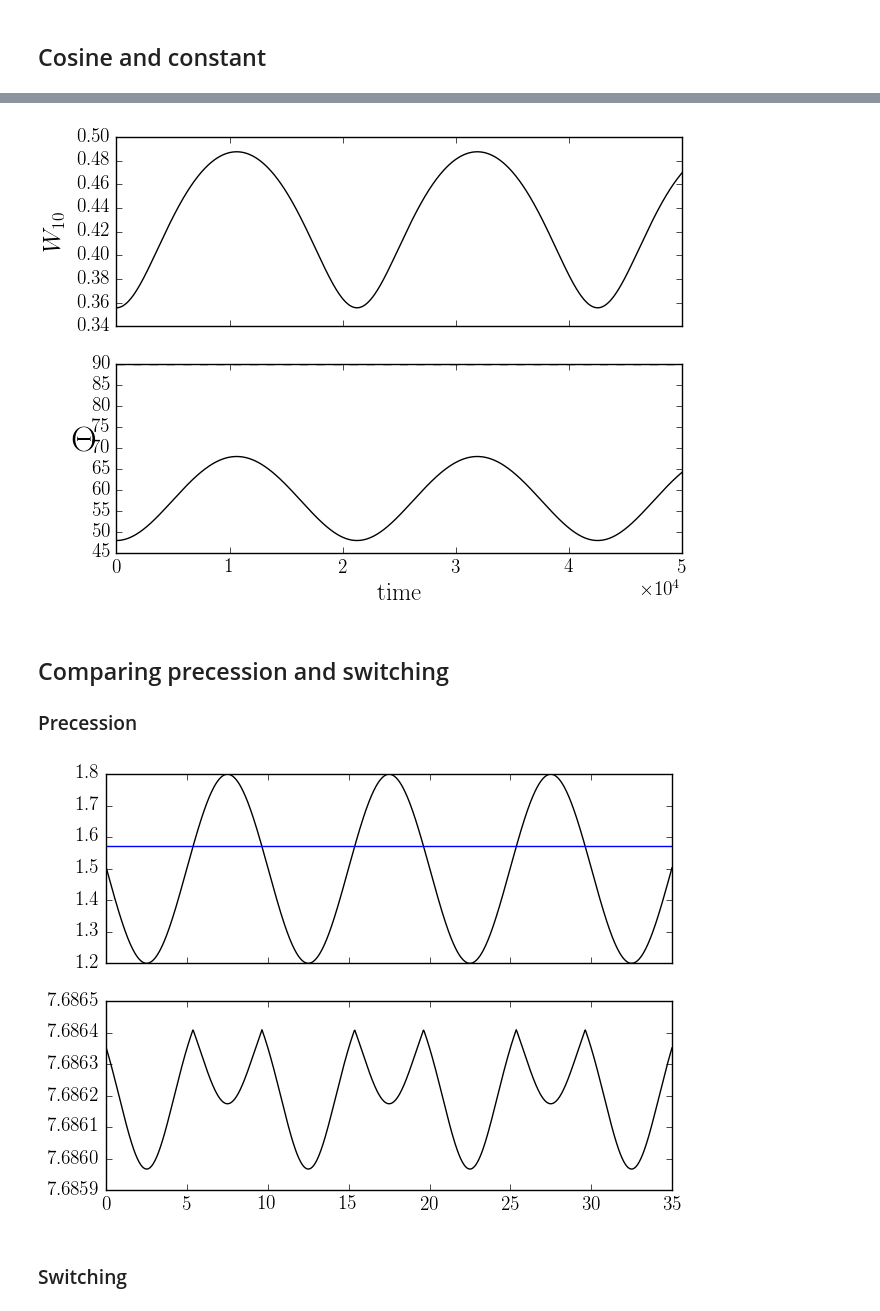
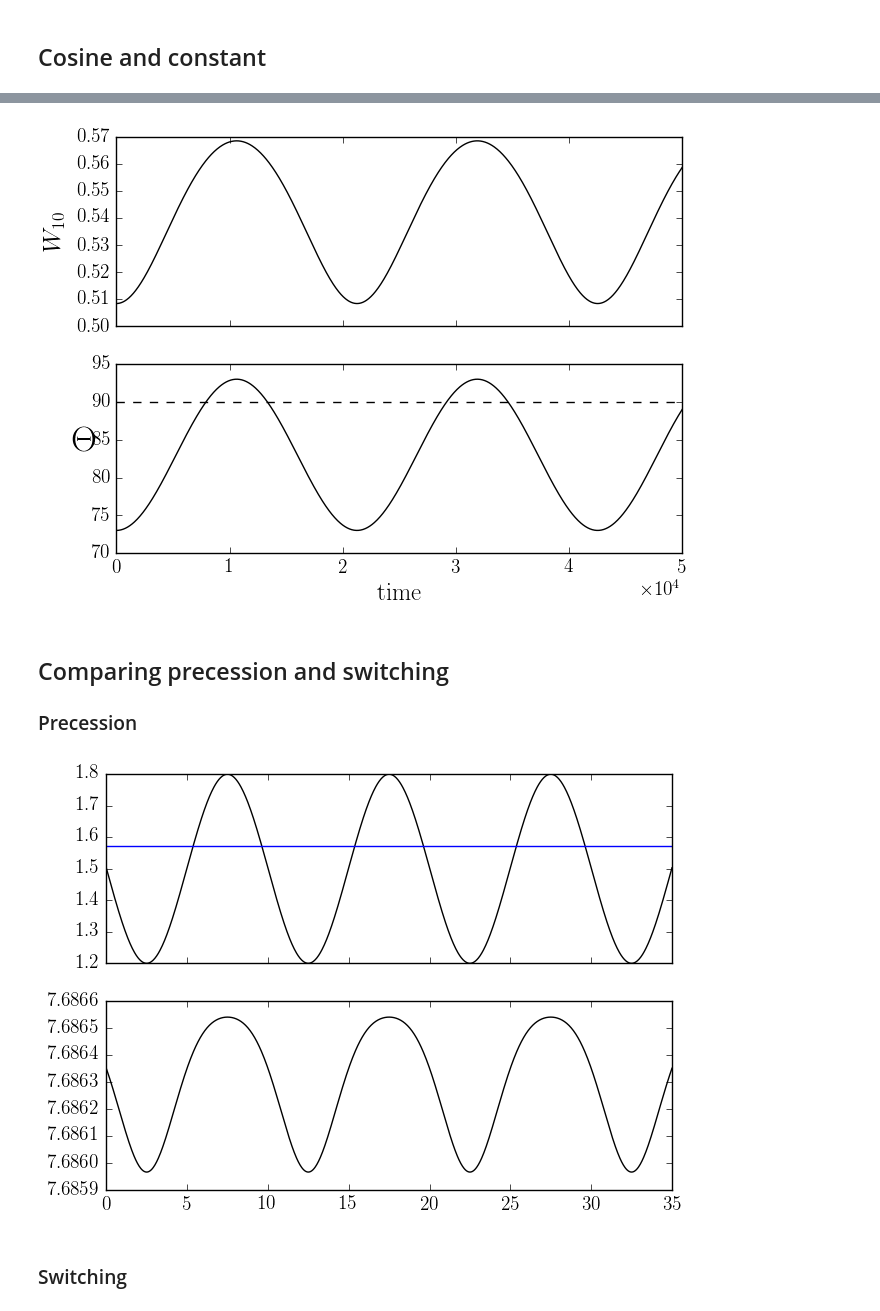
Before and after one commit to GregoryAshton/neutron_star_modelling, a Jupyter notebook: BeamwidthCalculation/GeneratePlots.ipynb, the cells around one changed output, grey strips where cells are left out. Saved outputs shown, nothing was run; the diff lists cells and outputs as text; code cells hidden in the pictures.

```diff
--- a/BeamwidthCalculation/GeneratePlots.ipynb
+++ b/BeamwidthCalculation/GeneratePlots.ipynb
@@ -88,37 +88,36 @@ plt.show()
 # %%
 epsI1=0.0
 epsI3=3.0e-4
 epsA=0.0
 omega0=1.
 T=5e4
-chi0 = 58.0
+chi0 = 83.0
 a0=10
 AnomTorque=True
 upsilon=0.0
 n=100000
 cleanup=False,
 ThetaO=10
 sigmaB = 0.3
 eta=0.01
 
 ThetaO = np.radians(ThetaO)
 
 file_name = main(chi0=chi0, epsI3=epsI3, epsA=epsA, omega0=omega0, T=T,
                      n=1000, error=1e-16, a0=a0, cleanup=True, upsilon=upsilon)
 
 fig, (ax1, ax2) = plt.subplots(nrows=2, sharex=True)
 
-ax1 = Plot.PulseWidth(file_name, ThetaO, sigmaB , p=10,
-                      eta=eta, ls="-", ax=ax1)
+ax1 = Plot.PulseWidth(file_name, ThetaO, sigmaB , p=10, ls="-", ax=ax1)
 ax1.set_xlabel("")
 ax2 = Plot.big_theta(file_name, ax=ax2)
 ax2.axhline(90, ls="--", color="k")
 
 
-plt.savefig("img/Pulse_width_modulation.pdf")
+plt.savefig("img/Pulse_width_modulation_chi90.pdf")
 plt.show()
 # %% [output]
-[figure, old version]
+[figure, new version]
 # %% [markdown]
 ## Comparing precession and switching
 
@@ -132,7 +131,7 @@ ThetaO = 0.8
 sigmaB = 1e-3
 
 time = np.linspace(0, 35, 1000)
-psi = 2*pi * time/tauP
+psi = 2*np.pi * time/tauP
 Theta = np.arccos(sin(theta) * sin(psi) * sin(chi) + cos(theta) * cos(chi))
 
 fig, (ax1, ax2) = plt.subplots(nrows=2, sharex=True)
@@ -142,7 +141,7 @@ ax1.axhline(np.pi/2)
 ax2.plot(time, nsmod.Physics_Functions.Wp(P, Theta, ThetaO, sigmaB), "-")
 plt.show()
 # %% [output]
-[figure, old version]
+[figure, new version]
 # %% [markdown]
 ### Switching
 # %%
```
Also changed, not shown: parts of 3 cells of this notebook, 7 other files.
